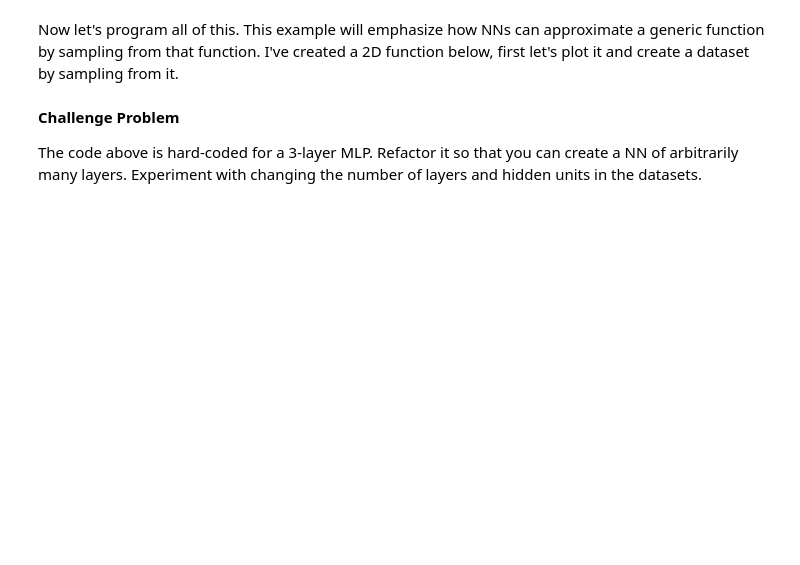
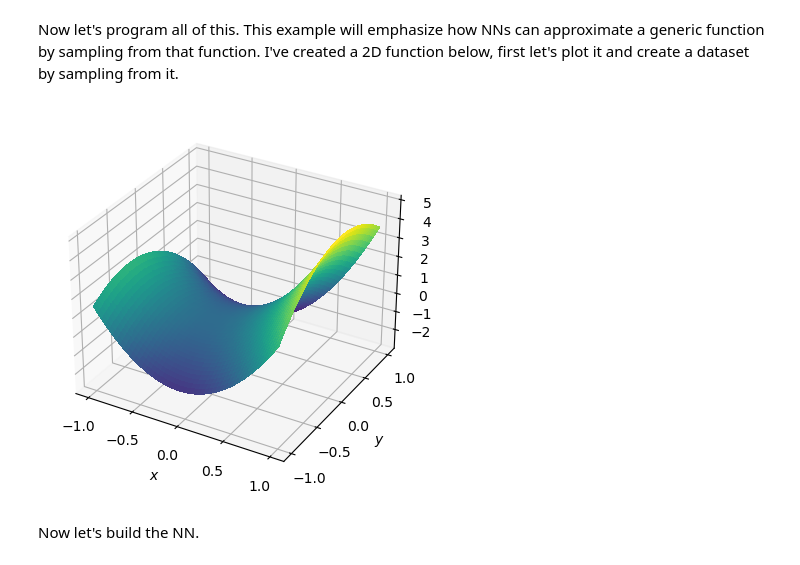
Before and after one commit to ARTS-Laboratory/Data-Processing-and-ML-Starter-Project, a Jupyter notebook: 07 - Neural Networks and Backpropagation/Neural Networks and Backpropagation.ipynb, the cells around one changed output. Saved outputs shown, nothing was run; the diff lists cells and outputs as text; code cells hidden in the pictures; blank space fills up the shorter version.

```diff
--- a/07 - Neural Networks and Backpropagation/Neural Networks and Backpropagation.ipynb
+++ b/07 - Neural Networks and Backpropagation/Neural Networks and Backpropagation.ipynb
@@ -43,7 +45,50 @@ Resources:
 [Wikipedia, Backpropagation](https://en.wikipedia.org/wiki/Backpropagation)
 # %% [markdown]
 Now let's program all of this. This example will emphasize how NNs can approximate a generic function by sampling from that function. I've created a 2D function below, first let's plot it and create a dataset by sampling from it.
-# %% [markdown]
-**Challenge Problem**
-
-The code above is hard-coded for a 3-layer MLP. Refactor it so that you can create a NN of arbitrarily many layers. Experiment with changing the number of layers and hidden units in the datasets.
+# %%
+import numpy as np
+import matplotlib.pyplot as plt
+
+def f(x, y):
+    return 3.5*x**2 + 1.1*x*y - 2*y**2 + 1.5*x -.4*y
+
+x_bound = [-1, 1]
+y_bound = [-1, 1]
+
+# plot of f
+fig, ax = plt.subplots(figsize=(6, 4), subplot_kw=dict(projection='3d'))
+ax.set_box_aspect([1, 1, .75])
+
+x_axis = np.linspace(x_bound[0], x_bound[1], 100)
+y_axis = np.linspace(y_bound[0], y_bound[1], 100)
+
+x_mesh, y_mesh = np.meshgrid(x_axis, y_axis)
+z_mesh = np.zeros((100, 100))
+for i in range(100):
+    for j in range(100):
+        z_mesh[i,j] = f(x_mesh[i,j], y_mesh[i,j])
+ax.plot_surface(x_mesh, y_mesh, z_mesh, cmap='viridis', antialiased=False)
+
+ax.set_xlabel('$x$')
+ax.set_ylabel('$y$')
+ax.set_zlabel('$z$')
+plt.tight_layout()
+
+# sample from f in a 20x20 grid shape
+x_axis = np.linspace(x_bound[0], x_bound[1], 20)
+y_axis = np.linspace(y_bound[0], y_bound[1], 20)
+x_mesh, y_mesh = np.meshgrid(x_axis, y_axis)
+f_mesh = np.zeros((20, 20))
+for i in range(20):
+    for j in range(20):
+        f_mesh[i,j] = f(x_mesh[i,j], y_mesh[i,j])
+
+# reformat dataset into array of samples
+# samples
+X = np.append(x_mesh.reshape(-1, 1, 1), y_mesh.reshape(-1, 1, 1), axis=1)
+y = f_mesh.reshape(-1, 1, 1)
+n_samples = X.shape[0]
+# %% [output]
+[figure, added]
+# %% [markdown]
+Now let's build the NN.
```
Also changed, not shown: parts of 7 cells of this notebook.
